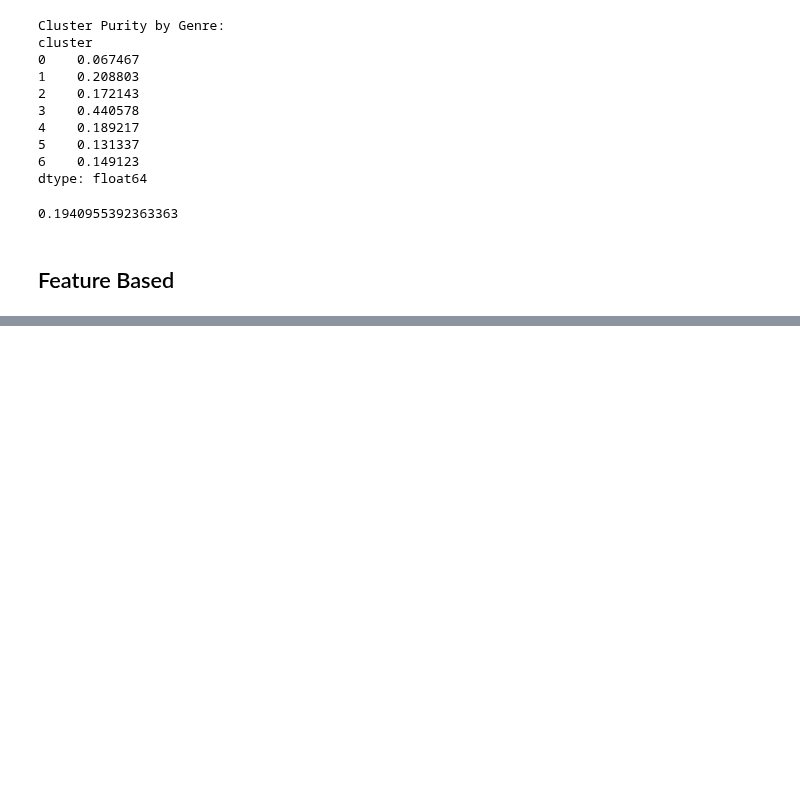
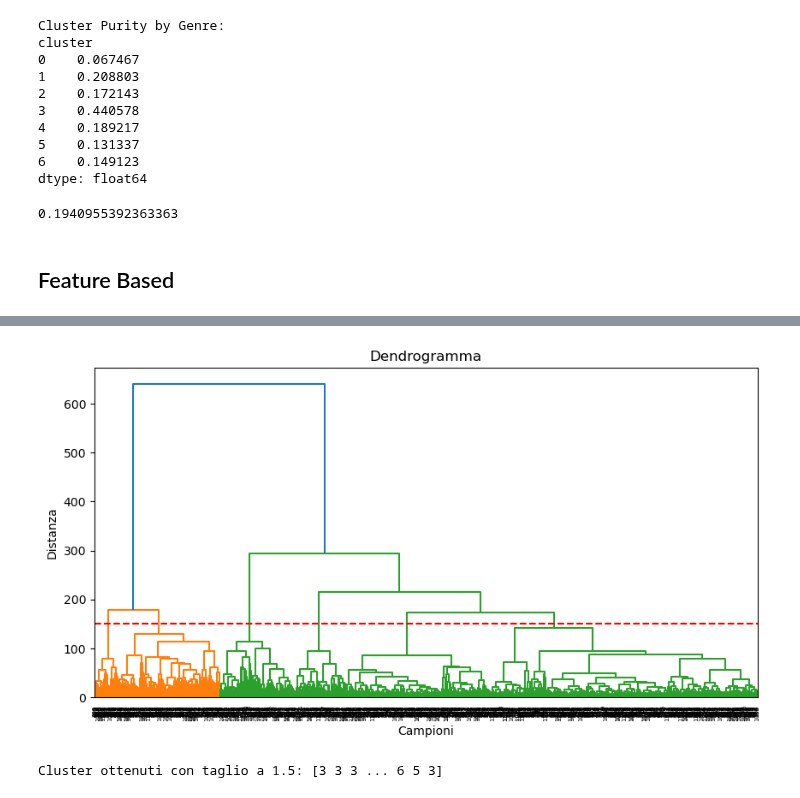
Before and after one commit to luigiascio/Data-Mining-2, a Jupyter notebook: time_series/TS_clustering.ipynb, the cells around one changed output, grey strips where cells are left out. Saved outputs shown, nothing was run; the diff lists cells and outputs as text; code cells hidden in the pictures; blank space fills up the shorter version.

```diff
--- a/time_series/TS_clustering.ipynb
+++ b/time_series/TS_clustering.ipynb
@@ -396,4 +448,13 @@ ModuleNotFoundError: TSFreshFeatureExtractor requires package 'tsfresh' to be pr
 # %%
-X_transform1 = ts_eff.fit_transform(ts_numeric)
-X_transform1
+ts_f = TSFreshFeatureExtractor(default_fc_parameters="comprehensive", show_warnings=False, disable_progressbar=True)
+
+# Convertiamo il DataFrame in un array NumPy 3D con forma (n_istanze, 1, n_timepoint)
+def convert_to_numpy3D(df):
+    return np.expand_dims(df.values, axis=1)
+
+# Applichiamo la conversione
+ts_numeric = convert_to_numpy3D(ts_numeric)
+
+ts_ftransform = ts_f.fit_transform(ts_numeric)
+ts_ftransform
 # %% [output]
@@ -401,2 +474,32 @@ NameError: name 'ts_eff' is not defined
+# %%
+from sklearn.preprocessing import StandardScaler
+
+scaler = StandardScaler()
+ts_fscaled = scaler.fit_transform(ts_ftransform)
 # %%
-clusterer = DBSCAN(eps=0.5, min_samples=5)
+from scipy.cluster.hierarchy import linkage, dendrogram, fcluster
+import matplotlib.pyplot as plt
+
+# Calcolo del linkage
+Z = linkage(ts_fscaled, method='ward')
+
+# Visualizzazione del dendrogramma
+plt.figure(figsize=(10, 5))
+dendrogram(Z)
+plt.title("Dendrogramma")
+plt.xlabel("Campioni")
+plt.ylabel("Distanza")
+
+# Aggiunta della linea orizzontale all'altezza 1.5
+plt.axhline(y=150, color='r', linestyle='--')
+
+plt.show()
+
+# Taglio del dendrogramma per ottenere i cluster
+clusters_g = fcluster(Z, t= 150, criterion='distance')
+
+# Valutazione dei cluster ottenuti
+print(f"Cluster ottenuti con taglio a 1.5: {clusters_g}")
+# %% [output]
+[figure, added]
+Cluster ottenuti con taglio a 1.5: [3 3 3 ... 6 5 3]
```
Also changed, not shown: parts of 42 cells of this notebook, 1 other file.
